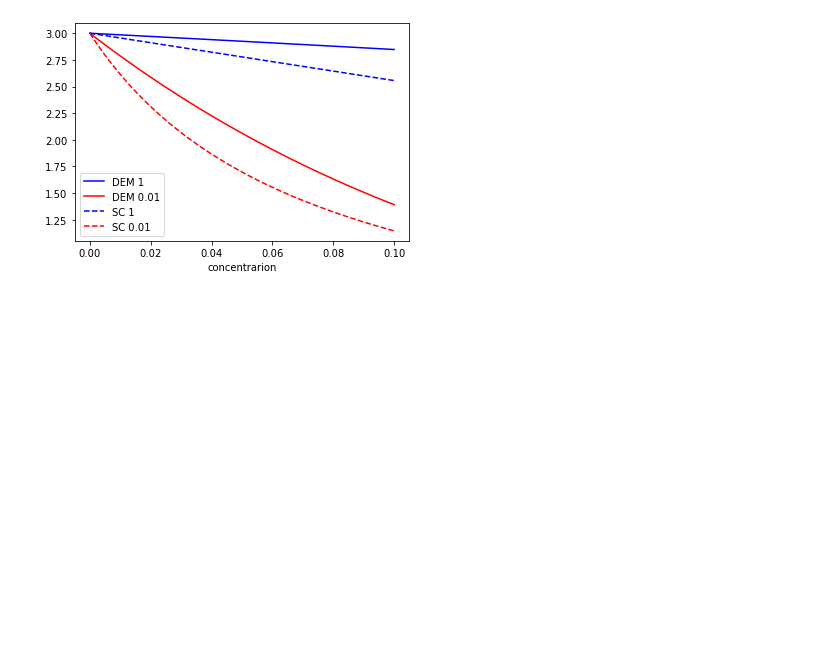
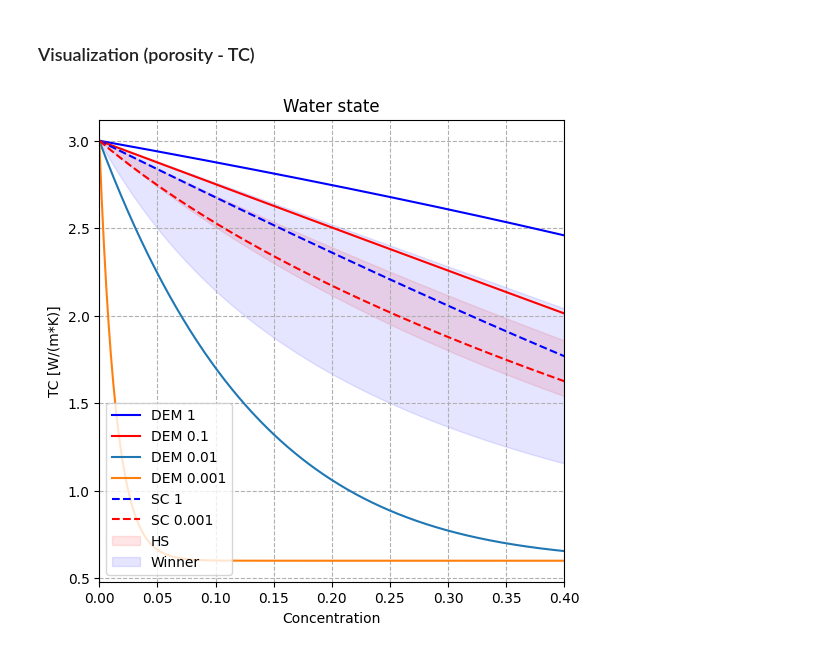
Before and after one commit to MariiaKalinina/Elasticity, a Jupyter notebook: DEM.ipynb, the cells around one changed output. Saved outputs shown, nothing was run; the diff lists cells and outputs as text; code cells hidden in the pictures; blank space fills up the shorter version.

```diff
--- a/DEM.ipynb
+++ b/DEM.ipynb
@@ -477,13 +723,22 @@ def effective_tc(conc, alpha_shape, lam):
 # %%
+dem_1, dem_01, dem_001, dem_0001 = Berryman_DEM_transport(Lm, Li, 1, phi), Berryman_DEM_transport(Lm, Li, 0.1, phi),\
+ Berryman_DEM_transport(Lm, Li,0.01,phi), Berryman_DEM_transport(Lm, Li,0.001,phi)
+
 tStop = phi
 tInc = 0.001
 t = np.arange(0, tStop+tInc, tInc)
 lam_eff_1 = []
 lam_eff_001 = []
 
+hs_up, hs_down = [], []
+win_up, win_down = [], []
+
 for i in t:
-    lam_eff_1.append(effective_tc([1-i, i], [1, 1], [3, 0.025]))
-    lam_eff_001.append(effective_tc([1-i, i], [1, 0.01], [3, 0.025]))
+    lam_eff_1.append(effective_tc([1-i, i], [1, 1], [Lm, Li,]))
+    lam_eff_001.append(effective_tc([1-i, i], [1, 0.001], [Lm, Li,]))
+
+    hs_up.append(Upper_Hashin_Strikman([1-i, i], [Lm, Li,]))
+    hs_down.append(Lower_Hashin_Strikman([1-i, i], [Lm, Li,]))
+
+    win_up.append(upper_winner([1-i, i], [Lm, Li,]))
+    win_down.append(lower_winner([1-i, i], [Lm, Li,]))
-# %%
-Lm,phi = 3, 0.1
-lam = Berryman_DEM(Lm,Li,alpha,phi)
@@ -492,15 +745,35 @@ lam_air, lam_water = Berryman_DEM(Lm, 0.025,1,phi), Berryman_DEM(Lm,0.025,0.01,p
+# %% [markdown]
+### Visualization (porosity - TC)
 # %%
 tStop = phi
 tInc = 0.001
 t = np.arange(0, tStop+tInc, tInc)
 
-plt.plot(t,lam_air, '-b', label='DEM 1')
-plt.plot(t, lam_water, '-r', label='DEM 0.01')
+plt.figure(figsize=(6,6))
+
+plt.plot(t, dem_1, '-b', label='DEM 1')
+plt.plot(t, dem_01, '-r', label='DEM 0.1')
+plt.plot(t, dem_001, label='DEM 0.01')
+plt.plot(t, dem_0001, label='DEM 0.001')
+
 plt.plot(t, lam_eff_1, '--b', label='SC 1',)
-plt.plot(t, lam_eff_001, '--r', label='SC 0.01',)
-plt.xlabel('concentrarion')
-plt.ylabel('')
-plt.legend()
+plt.plot(t, lam_eff_001, '--r', label='SC 0.001',)
+
+plt.fill_between(t, hs_up, hs_down, color='r', alpha=.1, label='HS')
+plt.fill_between(t, win_up, win_down, color='b', alpha=.1, label='Winner')
+
+
+
+plt.xlabel('Concentration')
+plt.ylabel('TC [W/(m*K)]')
+plt.title('Water state')
+# plt.xlim(0, 0.01)
+# plt.ylim(2.8, 3.3)
+
+
+plt.legend(loc='lower left')
+plt.grid(ls='--')
+plt.xlim(0, 0.4)
 plt.show()
 # %% [output]
-[figure, old version]
+[figure, new version]
```
Also changed, not shown: parts of 31 cells of this notebook.
